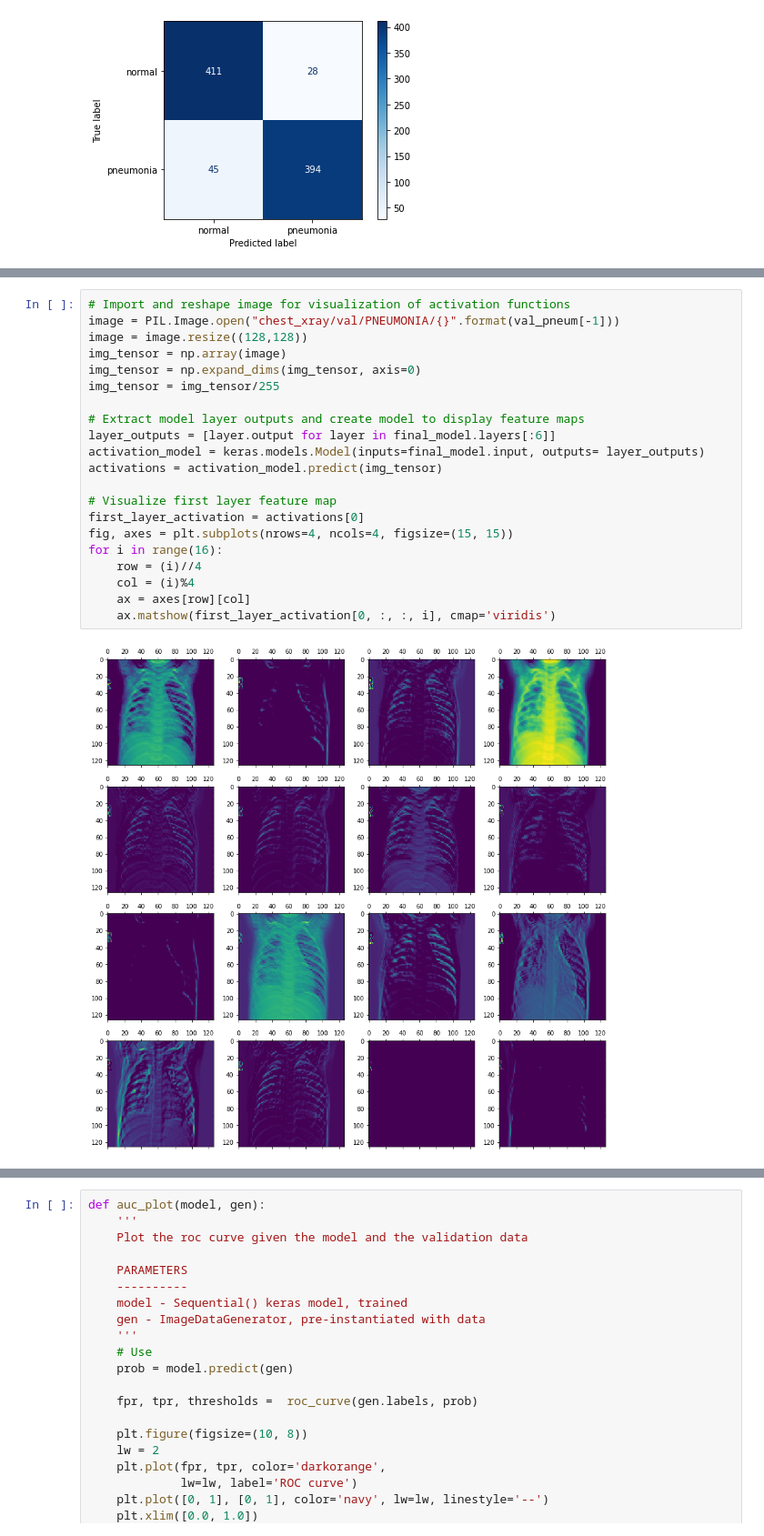
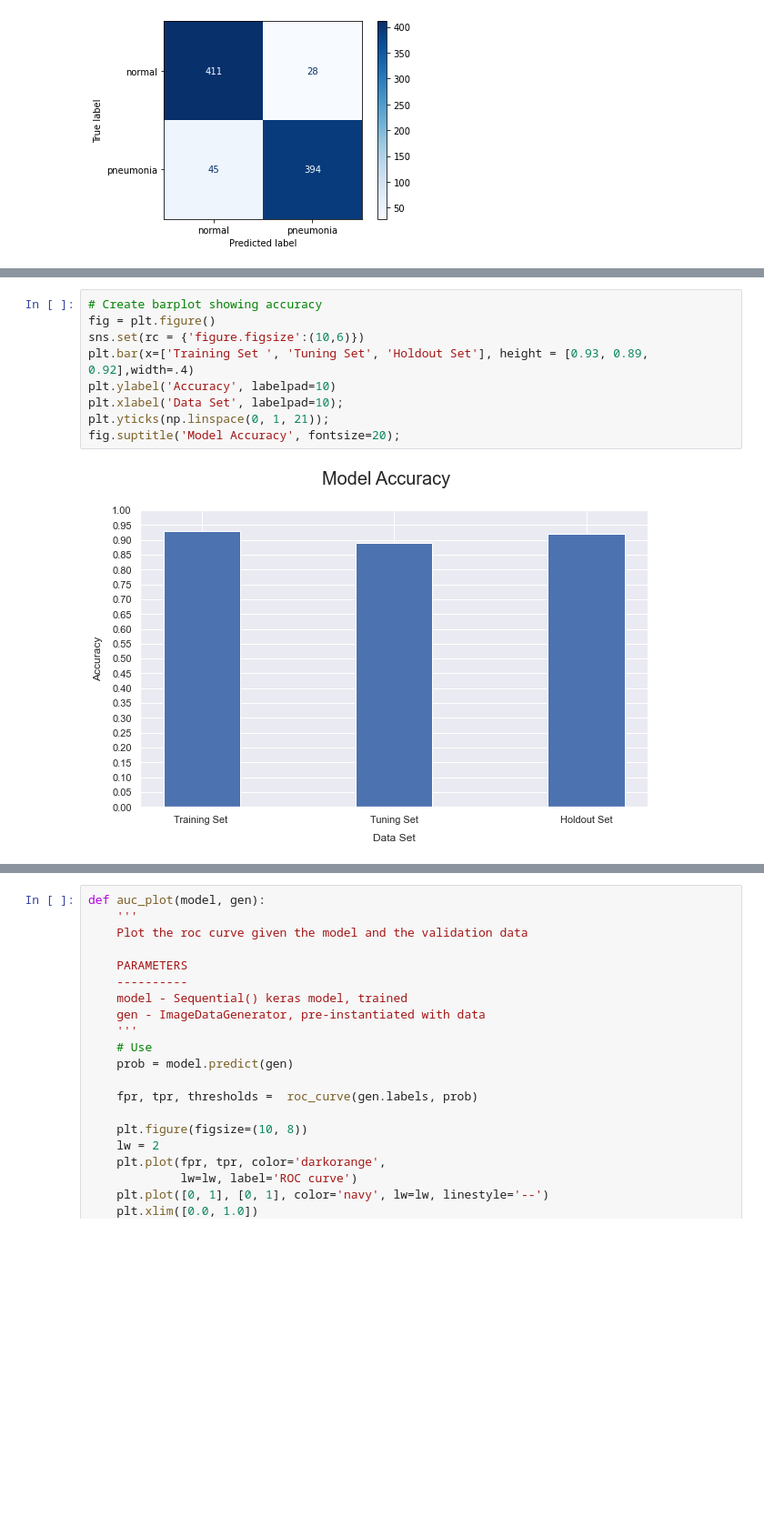
Before and after one commit to EvanHolder/Pneumonia-Classifier, a Jupyter notebook: Pneumonia_Classifier.ipynb, the cells around one changed output, grey strips where cells are left out. Shown at 91% size. Saved outputs shown, nothing was run; the diff lists cells and outputs as text; blank space fills up the shorter version.

```diff
--- a/Pneumonia_Classifier.ipynb
+++ b/Pneumonia_Classifier.ipynb
@@ -2924,23 +2915,11 @@ Last image in val_pneumonia set was predicted correctly: [ True]
-# %%
-# Import and reshape image for visualization of activation functions
-image = PIL.Image.open("chest_xray/val/PNEUMONIA/{}".format(val_pneum[-1]))
-image = image.resize((128,128))
-img_tensor = np.array(image)
-img_tensor = np.expand_dims(img_tensor, axis=0)
-img_tensor = img_tensor/255
-
-# Extract model layer outputs and create model to display feature maps
-layer_outputs = [layer.output for layer in final_model.layers[:6]]
-activation_model = keras.models.Model(inputs=final_model.input, outputs= layer_outputs)
-activations = activation_model.predict(img_tensor)
-
-# Visualize first layer feature map
-first_layer_activation = activations[0]
-fig, axes = plt.subplots(nrows=4, ncols=4, figsize=(15, 15))
-for i in range(16):
-    row = (i)//4
-    col = (i)%4
-    ax = axes[row][col]
-    ax.matshow(first_layer_activation[0, :, :, i], cmap='viridis')
-# %% [output]
-[figure, removed]
+# %%
+# Create barplot showing accuracy
+fig = plt.figure()
+sns.set(rc = {'figure.figsize':(10,6)})
+plt.bar(x=['Training Set ', 'Tuning Set', 'Holdout Set'], height = [0.93, 0.89, 0.92],width=.4)
+plt.ylabel('Accuracy', labelpad=10)
+plt.xlabel('Data Set', labelpad=10);
+plt.yticks(np.linspace(0, 1, 21));
+fig.suptitle('Model Accuracy', fontsize=20);
+# %% [output]
+[figure, added]
```
Also changed, not shown: parts of 12 cells of this notebook, 2 other files.
